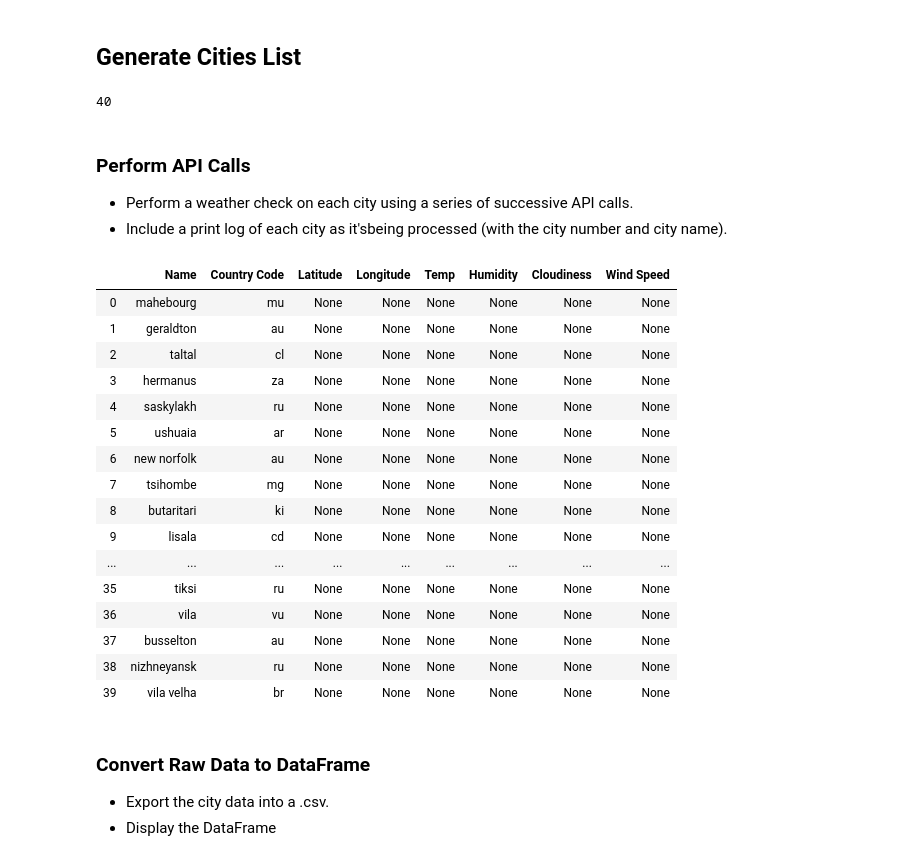
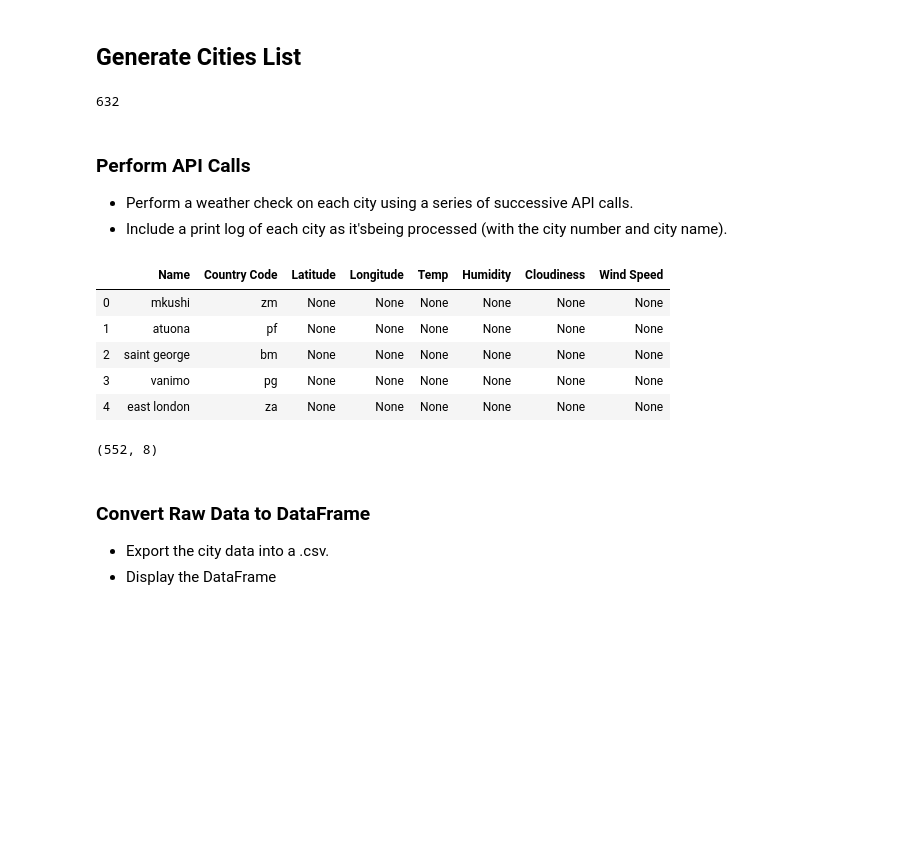
Before and after one commit to epayne323/python-api-challenge, a Jupyter notebook: WeatherPy/WeatherPy.ipynb, the cells around one changed output. Cells and saved outputs as stored; diff of their text form; code cells hidden in the pictures; blank space fills up the shorter version.

```diff
--- a/WeatherPy/WeatherPy.ipynb
+++ b/WeatherPy/WeatherPy.ipynb
@@ -37,8 +37,8 @@ city_names = []
 city_countries = []
 
 # Create a set of random lat and lng combinations
-lats = np.random.uniform(low=-90.000, high=90.000, size=45)
-lngs = np.random.uniform(low=-180.000, high=180.000, size=45)
+lats = np.random.uniform(low=-90.000, high=90.000, size=1500)
+lngs = np.random.uniform(low=-180.000, high=180.000, size=1500)
 lat_lngs = zip(lats, lngs)
 
 # Identify nearest city for each lat, lng combination
@@ -61,7 +61,7 @@ for lat_lng in lat_lngs:
 # %%
 len(city_names)
 # %% [output]
-40
+632
 # %% [markdown]
 ### Perform API Calls
 * Perform a weather check on each city using a series of successive API calls.
@@ -80,30 +80,19 @@ forecast_weather_base_url = "http://api.openweathermap.org/data/2.5/forecast?"
 # %%
 cities_df = pd.DataFrame({"Name": city_names, "Country Code": city_countries})
 cities_df["Latitude"] = None
 cities_df["Longitude"] = None
 cities_df["Temp"] = None
 cities_df["Humidity"] = None
 cities_df["Cloudiness"] = None
 cities_df["Wind Speed"] = None
-cities_df
+cities_df.head()
 # %% [output]
 |  | Name | Country Code | Latitude | Longitude | Temp | Humidity | Cloudiness | Wind Speed |
-| 0 | mahebourg | mu | None | None | None | None | None | None |
-| 1 | geraldton | au | None | None | None | None | None | None |
-| 2 | taltal | cl | None | None | None | None | None | None |
-| 3 | hermanus | za | None | None | None | None | None | None |
-| 4 | saskylakh | ru | None | None | None | None | None | None |
-| 5 | ushuaia | ar | None | None | None | None | None | None |
-| 6 | new norfolk | au | None | None | None | None | None | None |
-| 7 | tsihombe | mg | None | None | None | None | None | None |
-| 8 | butaritari | ki | None | None | None | None | None | None |
-| 9 | lisala | cd | None | None | None | None | None | None |
-| ... | ... | ... | ... | ... | ... | ... | ... | ... |
-| 35 | tiksi | ru | None | None | None | None | None | None |
-| 36 | vila | vu | None | None | None | None | None | None |
-| 37 | busselton | au | None | None | None | None | None | None |
-| 38 | nizhneyansk | ru | None | None | None | None | None | None |
-| 39 | vila velha | br | None | None | None | None | None | None |
+| 0 | mkushi | zm | None | None | None | None | None | None |
+| 1 | atuona | pf | None | None | None | None | None | None |
+| 2 | saint george | bm | None | None | None | None | None | None |
+| 3 | vanimo | pg | None | None | None | None | None | None |
+| 4 | east london | za | None | None | None | None | None | None |
 # %%
 # datetime.utcfromtimestamp(response["dt"])
 # time.strftime("%x %X", time.localtime(response["dt"]))
@@ -145,6 +134,9 @@ for index, row in cities_df.iterrows():
 # dataframe before plotting
 cities_df.dropna(inplace=True)
 cities_df.to_csv(output_data_file)
+cities_df.shape
+# %% [output]
+(552, 8)
 # %% [markdown]
 ### Convert Raw Data to DataFrame
 * Export the city data into a .csv.
```
Also changed, not shown: parts of 4 cells of this notebook, 1 other file.
